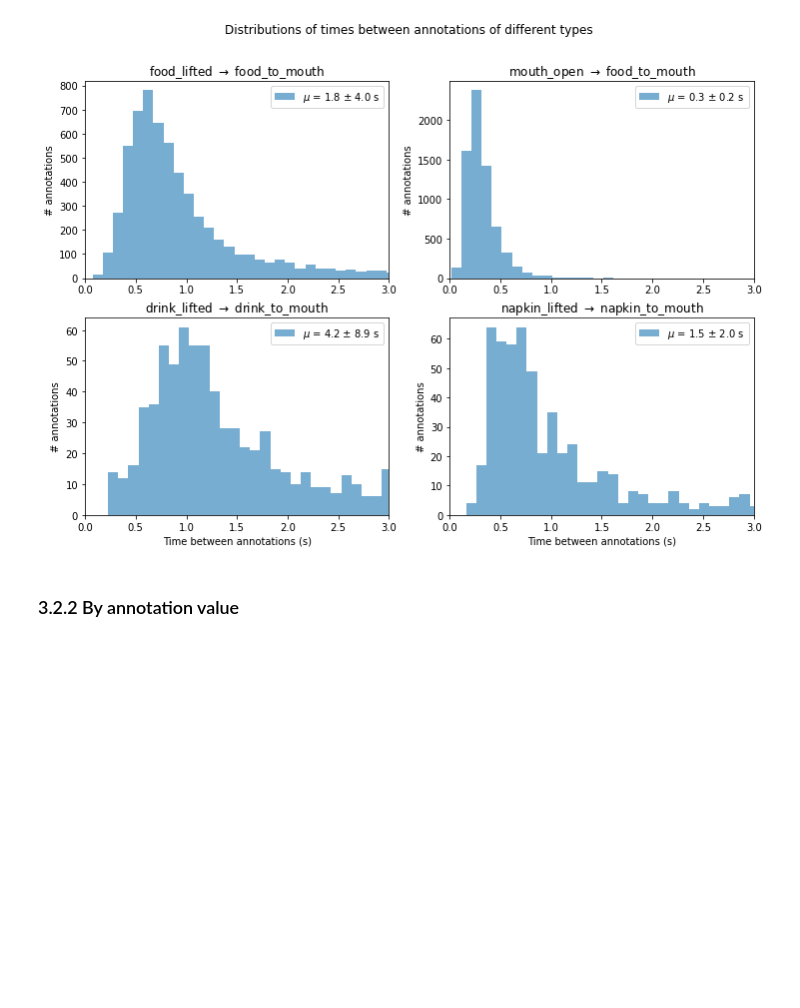
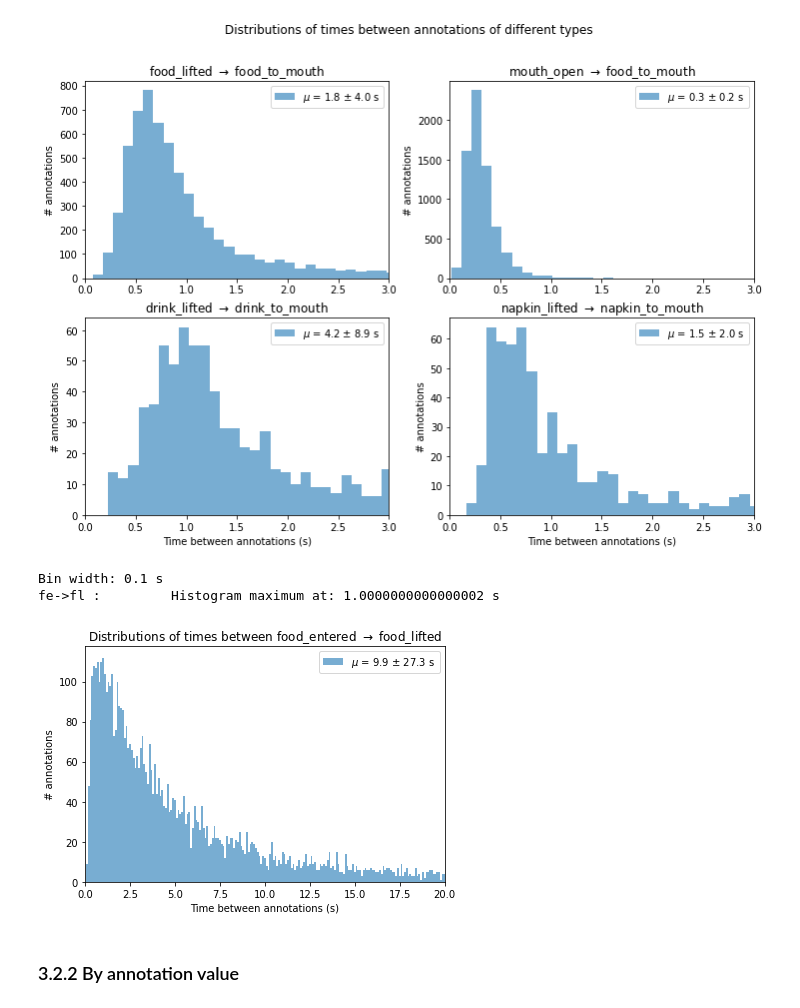
Before and after one commit to empriselab/social-dining, a Jupyter notebook: src/analysis/data_stats.ipynb, the cells around one changed output. Cells and saved outputs as stored; diff of their text form; code cells hidden in the pictures; blank space fills up the shorter version.

```diff
--- a/src/analysis/data_stats.ipynb
+++ b/src/analysis/data_stats.ipynb
@@ -655,3 +726,28 @@ nl->ntm :        Histogram maximum at: 0.5100000000000001 s
+# %%
+delay_labels = {
+    'fe->fl': fr'food_entered $\rightarrow$ food_lifted'
+}
+
+bin_width = 0.1 # in seconds
+print(f"Bin width: {bin_width} s")
+delay_label_key = 'fe->fl'
+bins_range = np.arange(min(delays[delay_label_key]), max(delays[delay_label_key]) + bin_width, bin_width)
+y, x, _ = plt.hist(delays[delay_label_key],
+        alpha=0.6, bins=bins_range,
+        label=fr'$\mu$ = {np.mean(delays[delay_label_key]):.1f} $\pm$ {np.std(delays[delay_label_key]):.1f} s'
+)
+plt.xlim(0, 20)
+plt.xlabel('Time between annotations (s)')
+plt.ylabel('# annotations')
+plt.legend()
+compute_hist_maximum(x, y, delay_label_key, bin_width)
+plt.tight_layout()
+plt.title(fr'Distributions of times between {delay_labels[delay_label_key]}')
+plt.show()
+# %% [output]
+Bin width: 0.1 s
+fe->fl :         Histogram maximum at: 1.0000000000000002 s
+[figure, added]
 # %% [markdown]
 ### 3.2.2 By annotation value
 # %%
```
Also changed, not shown: parts of 7 cells of this notebook.
